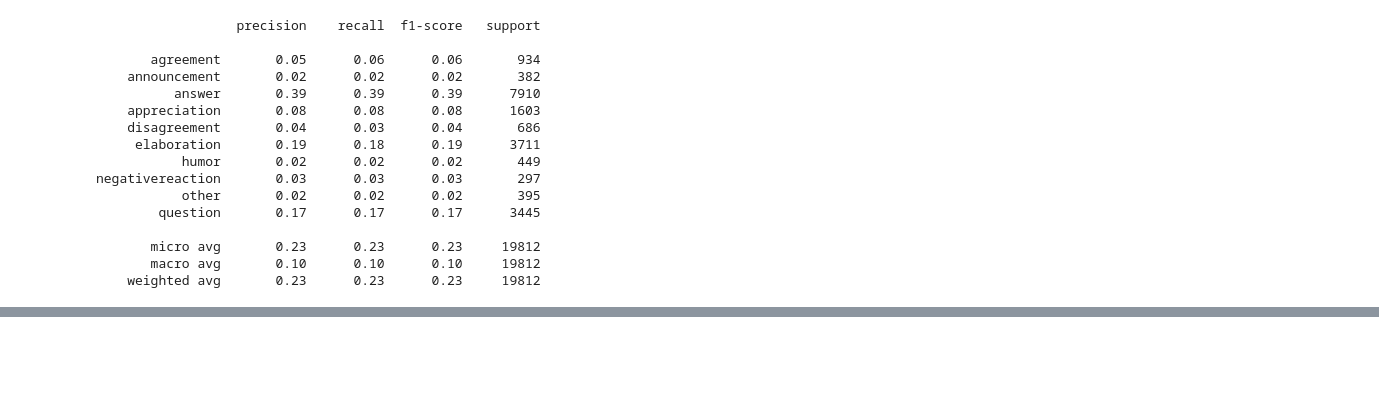
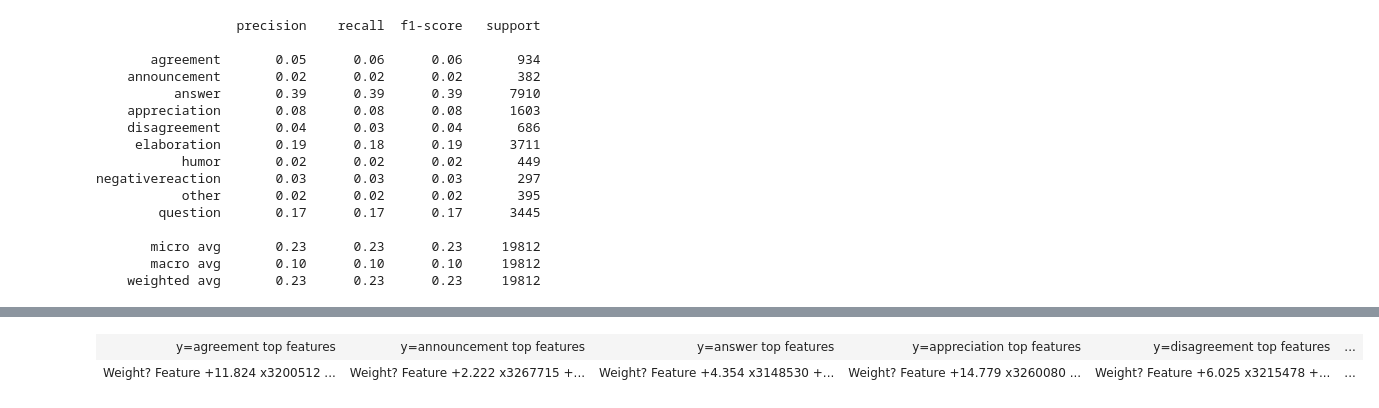
Before and after one commit to themadprofessor/UniWork, a Jupyter notebook: TAD/Coursework skeleton.ipynb, the cells around one changed output, grey strips where cells are left out. Cells and saved outputs as stored; diff of their text form; code cells hidden in the pictures; blank space fills up the shorter version.

```diff
--- a/TAD/Coursework skeleton.ipynb
+++ b/TAD/Coursework skeleton.ipynb
@@ -696 +739,7 @@ negativereaction      0.046     0.311     0.080        45
 [figure]
+# %%
+import eli5
+eli5.show_weights(log_class, vec=full_discorse_pipeline, top=20)
+# %% [output]
+| y=agreement top features | y=announcement top features | y=answer top features | y=appreciation top features | y=disagreement top features | ... |
+| Weight? Feature +11.824 x3200512 ... | Weight? Feature +2.222 x3267715 +... | Weight? Feature +4.354 x3148530 +... | Weight? Feature +14.779 x3260080 ... | Weight? Feature +6.025 x3215478 +... | ... |
```
Also changed, not shown: parts of 12 cells of this notebook.
